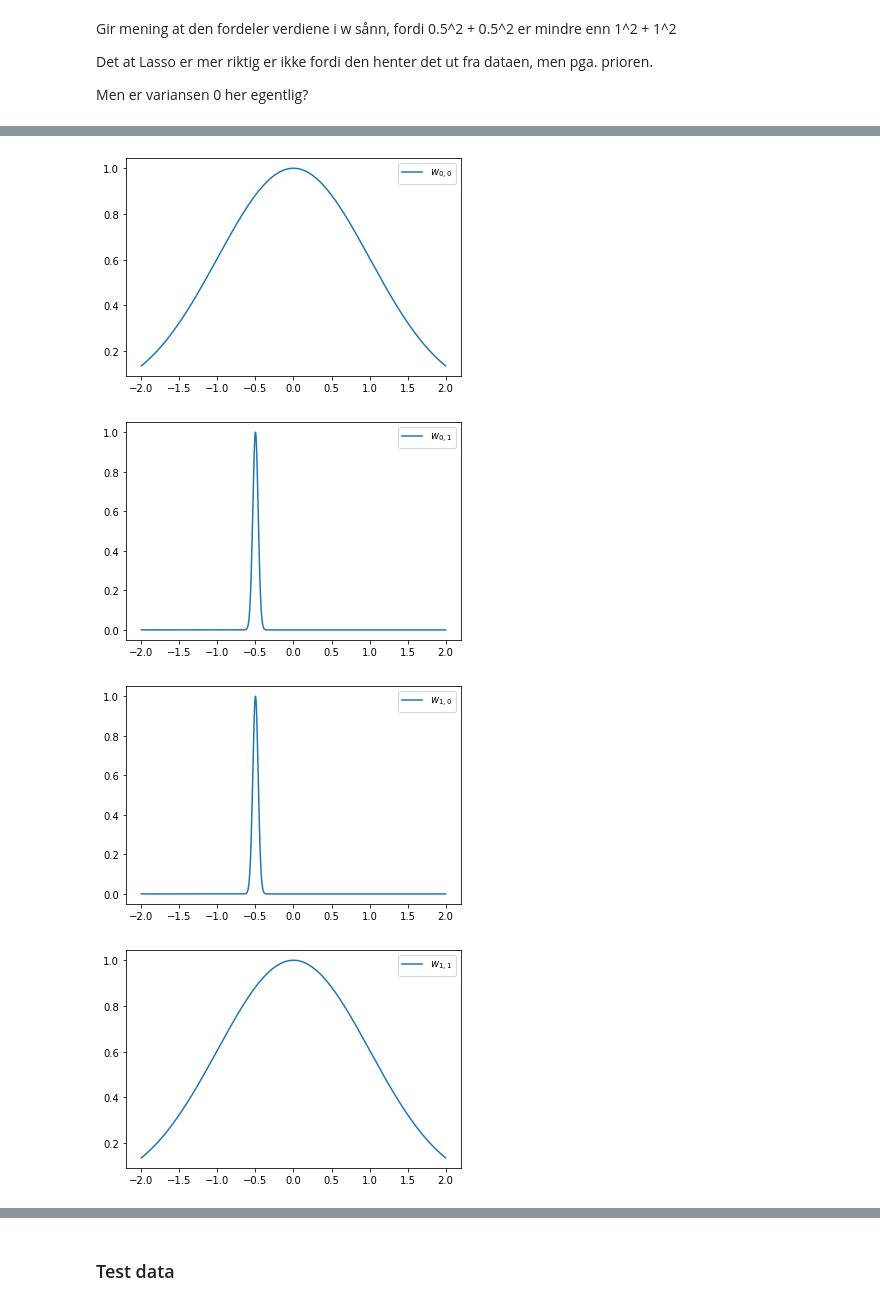
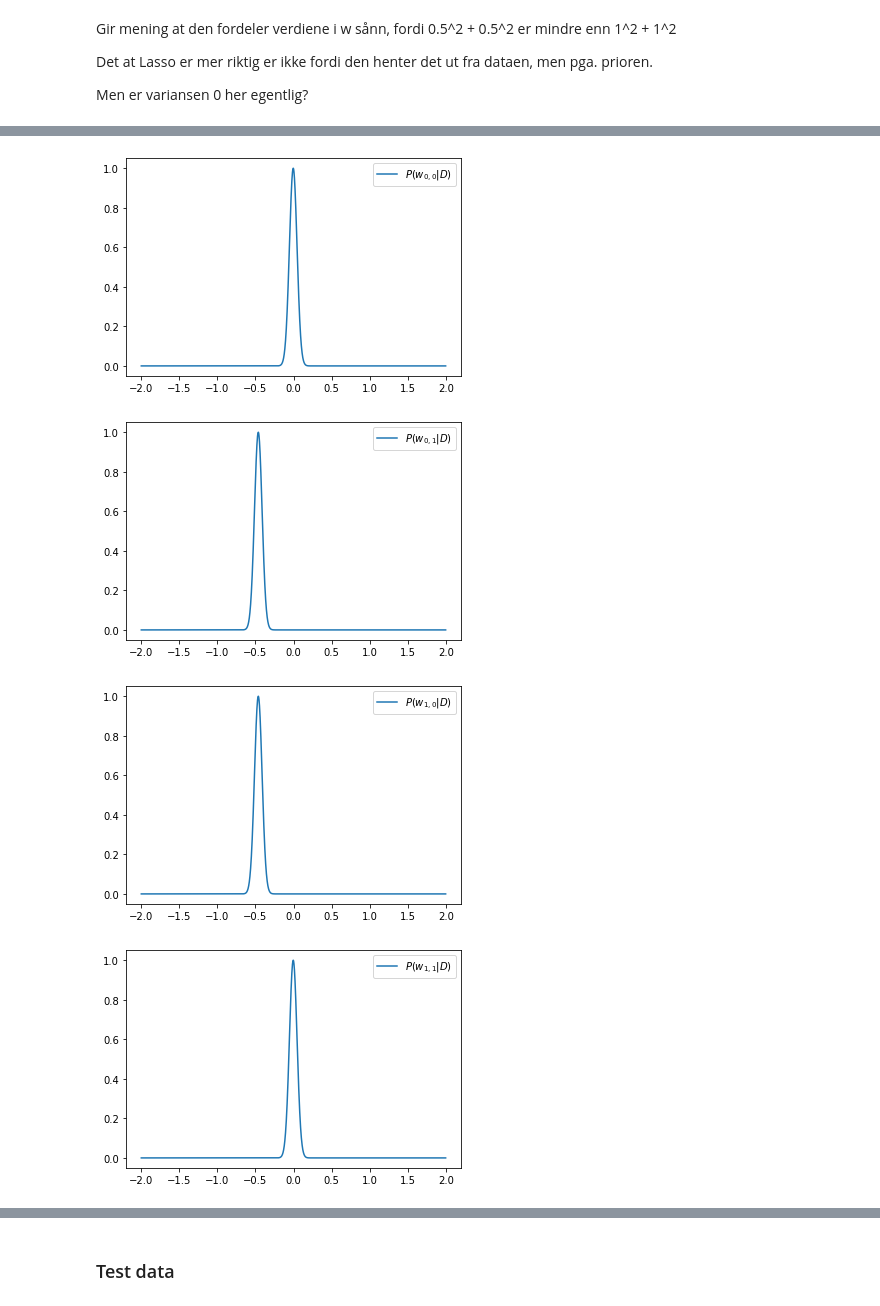
Before and after one commit to Kodemannen/Bayesian-Inference-and-Machine-Learning, a Jupyter notebook: Presentation.ipynb, the cells around one changed output, grey strips where cells are left out. Saved outputs shown, nothing was run; the diff lists cells and outputs as text; code cells hidden in the pictures.

```diff
--- a/Presentation.ipynb
+++ b/Presentation.ipynb
@@ -80,7 +80,7 @@ We will then try to see if we can re-extract this Hamiltonian from the data usin
 # %%
 import numpy as np
 import scipy.sparse as sp
-np.random.seed(12)
+np.random.seed(13)
 
 import warnings
 # Comment this to turn on warnings
@@ -91,9 +91,9 @@ warnings.filterwarnings('ignore')
 L=40
 
 # create 10000 random Ising states
-states=np.random.choice([-1, 1], size=(2000,L))
+states=np.random.choice([-1, 1], size=(1000,L))
 
-def ising_energies(states):
+def ising_energies(states_):
     """
     This function calculates the energies of the states in the nn Ising Hamiltonian
     """
@@ -103,7 +103,7 @@ def ising_energies(states):
         J[i,(i+1)%L]=-1.0 # interaction between nearest-neighbors
 
     # compute energies
-    E = np.einsum('...i,ij,...j->...',states,J,states)
+    E = np.einsum('...i,ij,...j->...',states_,J,states_)
 
     return E
 
@@ -294,7 +295,7 @@ V0_inv = np.linalg.inv(V0)
 
 mean_x = np.mean(new_states,axis=0,keepdims=True)
 
-X = new_states - mean_x # data matrix with data as rows, centered
+X = new_states #- mean_x # data matrix with data as rows, centered
 
 
 y = energies - np.mean(energies)
@@ -303,10 +304,5 @@ y = energies - np.mean(energies)
 VN_inv = V0_inv + np.dot(X.T,X) / variance
 VN = np.linalg.inv(VN_inv)
 
-print(np.linalg.det(VN_inv))
-
 wN = np.dot(np.dot(VN,V0_inv),w0) + np.dot(np.dot(VN,X.T),y) / variance
 t1 = time.time()-t0
-
-
-print(t1)
@@ -333,36 +332,37 @@ Men er variansen 0 her egentlig?
 # %%
-w_range = np.linspace(-2,2, 1001)
+dw = 0.001
+w_range = np.arange(-2,2, dw)
 
+#print(w_range)
 def Pw(index1,index2):
 
     index = index1*L + index2
     vec = wN.copy()
 
     logs = np.zeros(len(w_range))
     for k in range(len(w_range)):
         w = w_range[k]
         vec[index] = w
         logs[k] = -0.5 * np.dot(np.dot((vec - wN).T, VN_inv),vec - wN)
 
     logs -= np.max(logs)
     P = np.exp(logs)
     return P
 
-def plot_w_distribution(index1,index2):
+def plot_w_distribution(index1,index2,show=True):
     P = Pw(index1,index2)
-    plt.plot(w_range,P, label="$w_{%.i,%.i}$" % (index1,index2))
+    plt.plot(w_range,P, label="$P(w_{%.i,%.i}|D)$" % (index1,index2))
     plt.legend()
-    plt.show()
+    if show:
+        plt.show()
 
 plot_w_distribution(0,0)
 plot_w_distribution(0,1)
 plot_w_distribution(1,0)
 plot_w_distribution(1,1)
 plot_w_distribution(1,2)
-#for j in range(wN.shape[0]):
-#    logPw_j =
 # %% [output]
-[figure, old version]
+[figure, new version]
-[figure, old version]
+[figure, new version]
-[figure, old version]
+[figure, new version]
-[figure, old version]
+[figure, new version]
```
Also changed, not shown: parts of 12 cells of this notebook.
